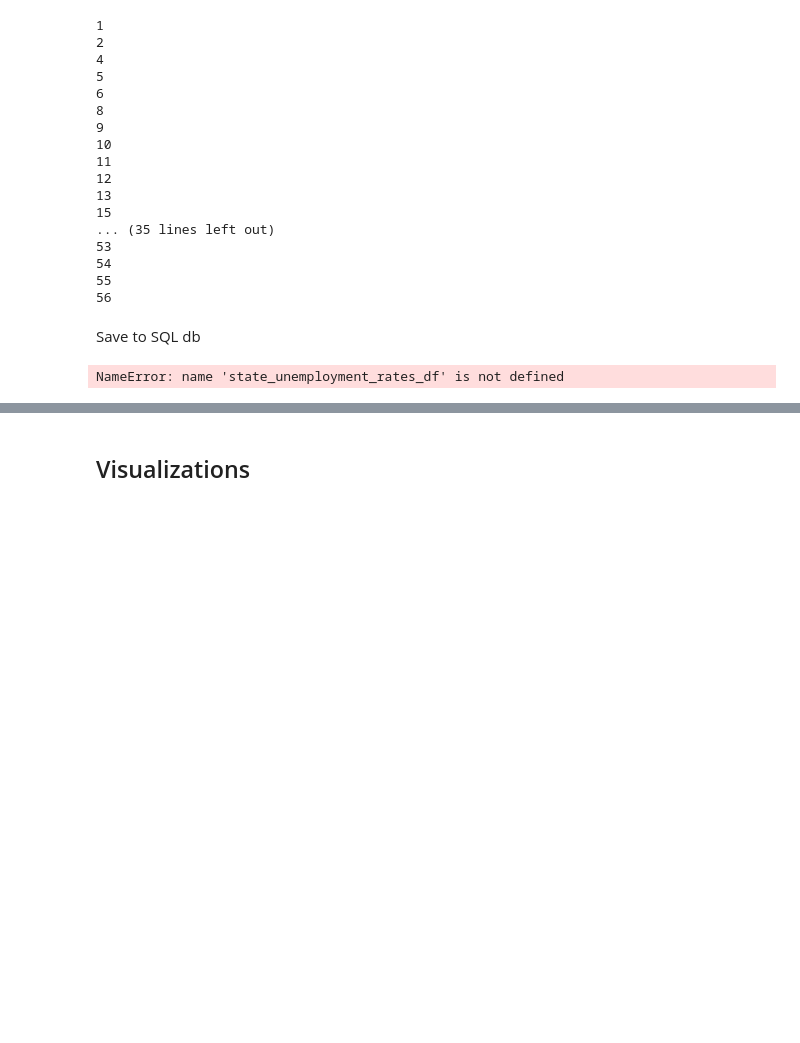
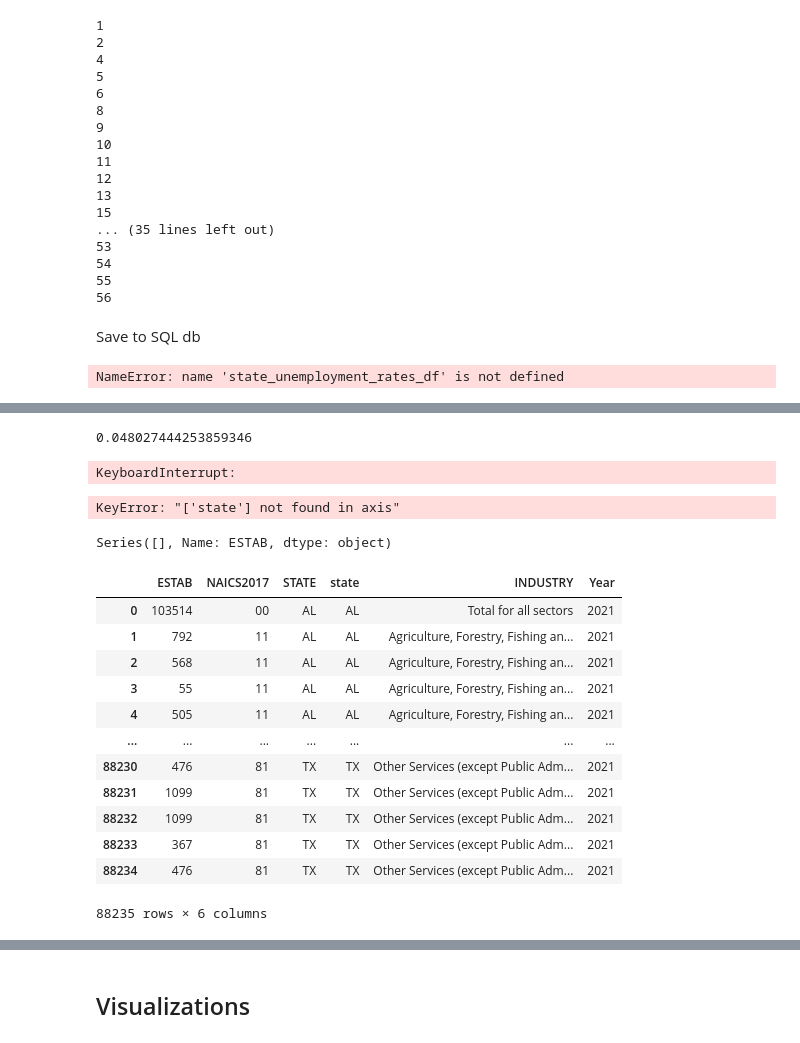
Before and after one commit to SebastianSeljak/PIC16B_Econ, a Jupyter notebook: dataset.ipynb, the cells around one changed output, grey strips where cells are left out. Drawn from its saved outputs; the diff is of its cells as text; code cells hidden in the pictures; blank space fills up the shorter version.

Commit message:
Added industry survival data, working on state-industry wide business counts

```diff
--- a/dataset.ipynb
+++ b/dataset.ipynb
@@ -290,0 +326,11 @@ NameError: name 'state_unemployment_rates_df' is not defined
+# %%
+naics_codes = "*"
+year = 1986
+url = f"https://api.census.gov/data/{year}/cbp?get=ESTAB,SIC_TTL,GEO_TTL&for=state:*&SIC=*"
+
+
+response = requests.get(url)
+data = response.json()
+columns = data[0]
+rows = data[1:]
+df = pd.DataFrame(rows, columns=columns)
@@ -290,0 +371,10 @@ NameError: name 'state_unemployment_rates_df' is not defined
+# %%
+
+df.rename(columns={'NAICS1997': 'NAICS2017'}, inplace=True)
+df.rename(columns={'GEO_TTL': 'STATE'}, inplace=True)
+
+# Drop unnecessary columns
+df = df[['ESTAB', 'NAICS2017', 'state']]
+
+# Filter for valid NAICS codes and state codes
+df_filtered = df[df['NAICS2017'].str.match(r'^\d{2}\s*$|^\d{2}-\d{2}\s*$')]
@@ -290,0 +500,49 @@ NameError: name 'state_unemployment_rates_df' is not defined
+# %%
+establishment_count_by_year = []
+for year in range(1986,2023):
+    establishment_count_by_year.append(get_establishment_count_data(year))
+# %% [output]
+0.048027444253859346
+# %%
+get_establishment_count_data(2000)
+# %% [output]
+KeyboardInterrupt:
+# %%
+# Extract the first two digits of the NAICS2017 column
+df['NAICS2017'] = df.iloc[:, 1].str[:2]
+df = df.loc[:, ~df.columns.duplicated()]
+
+# Replace the STATE and state columns with two-letter state codes using state_dict
+#df['STATE'] = df['STATE'].astype(int).map(state_dict)
+
+# Replace the two-digit NAICS2017 codes with industry_dict
+df['INDUSTRY'] = df['NAICS2017'].map(industry_dict)
+
+# Add a year column
+df['Year'] = 2021
+df.drop(columns=["NAICS2017", "state"], inplace=True)
+result = df.groupyby(['STATE', 'INDUSTRY', 'YEAR']).sum()
+result
+# %% [output]
+KeyError: "['state'] not found in axis"
+# %%
+result = df.groupby(['STATE', 'INDUSTRY', 'Year'])['ESTAB']
+result
+# %% [output]
+Series([], Name: ESTAB, dtype: object)
+# %%
+df
+# %% [output]
+|  | ESTAB | NAICS2017 | STATE | state | INDUSTRY | Year |
+| 0 | 103514 | 00 | AL | AL | Total for all sectors | 2021 |
+| 1 | 792 | 11 | AL | AL | Agriculture, Forestry, Fishing an... | 2021 |
+| 2 | 568 | 11 | AL | AL | Agriculture, Forestry, Fishing an... | 2021 |
+| 3 | 55 | 11 | AL | AL | Agriculture, Forestry, Fishing an... | 2021 |
+| 4 | 505 | 11 | AL | AL | Agriculture, Forestry, Fishing an... | 2021 |
+| ... | ... | ... | ... | ... | ... | ... |
+| 88230 | 476 | 81 | TX | TX | Other Services (except Public Adm... | 2021 |
+| 88231 | 1099 | 81 | TX | TX | Other Services (except Public Adm... | 2021 |
+| 88232 | 1099 | 81 | TX | TX | Other Services (except Public Adm... | 2021 |
+| 88233 | 367 | 81 | TX | TX | Other Services (except Public Adm... | 2021 |
+| 88234 | 476 | 81 | TX | TX | Other Services (except Public Adm... | 2021 |
+88235 rows × 6 columns
```
Also changed, not shown: parts of 18 cells of this notebook, 20 other files.
